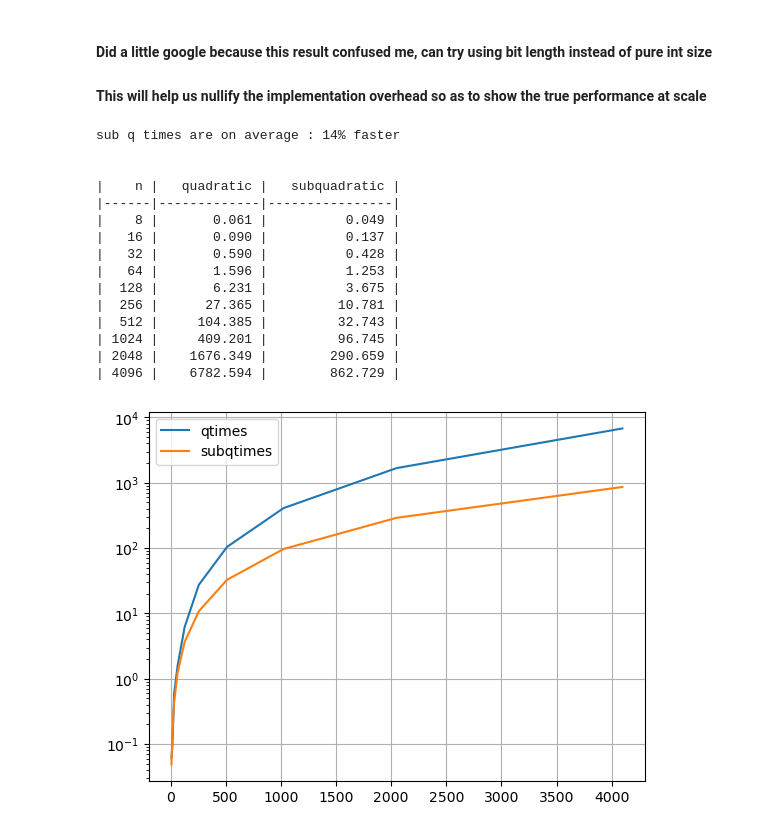
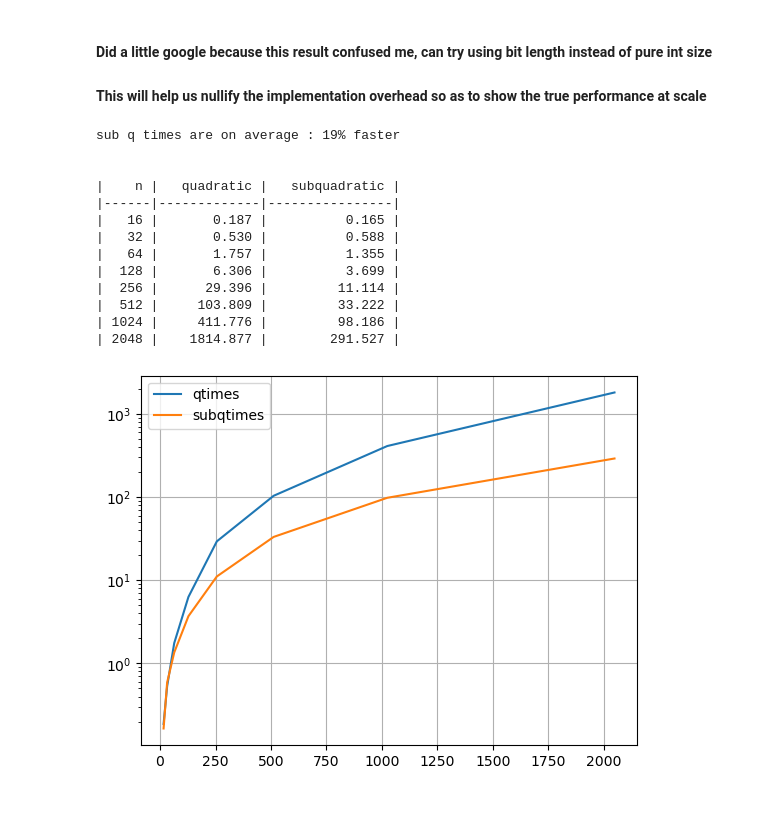
Before and after one commit to tulane-cmps6610-fall-2025/problem-set-02-arturoAltamirano, a Jupyter notebook: testingSolutions.ipynb, the cells around one changed output. Saved outputs shown, nothing was run; the diff lists cells and outputs as text; code cells hidden in the pictures.

```diff
--- a/testingSolutions.ipynb
+++ b/testingSolutions.ipynb
@@ -302,8 +302,8 @@ def compare_multiply():
     #huge runtime - 15 complexities
     #bit_sizes = [8, 16, 32, 64, 128, 256, 512, 1024, 2048, 4096, 8192, 16384, 32768, 65536, 131072]
 
-    #quick runtime - 10 complexities
-    bit_sizes = [8, 16, 32, 64, 128, 256, 512, 1024, 2048, 4096]
+    #quick runtime - 8 complexities
+    bit_sizes = [16, 32, 64, 128, 256, 512, 1024, 2048]
 
     #test based on bit length with random numbers
     for bits in bit_sizes:
@@ -315,42 +315,40 @@ def compare_multiply():
 
         qtimes.append(qtime)
         subqtimes.append(subqtime)
         results.append((bits, qtime, subqtime))
 
     avg_qtime = sum(qtimes)
     avg_subqtime = sum(subqtimes)
 
     if avg_subqtime < avg_qtime:
         print(f"sub q times are on average : {round((avg_subqtime / avg_qtime) * 100)}% faster")
 
     else:
         print(f"q times are on average : {round((avg_qtime / avg_subqtime) * 100)}% faster")
 
     print_results(results)
 
     fig, ax = plt.subplots()
     ax.plot(bit_sizes, qtimes, label="qtimes")
     ax.plot(bit_sizes, subqtimes, label="subqtimes")
 
     ax.legend()
     ax.grid(True)
     ax.set_yscale("log")
 
 compare_multiply()
 # %% [output]
-sub q times are on average : 14% faster
+sub q times are on average : 19% faster
 
 
 |    n |   quadratic |   subquadratic |
 |------|-------------|----------------|
-|    8 |       0.061 |          0.049 |
-|   16 |       0.090 |          0.137 |
-|   32 |       0.590 |          0.428 |
-|   64 |       1.596 |          1.253 |
-|  128 |       6.231 |          3.675 |
-|  256 |      27.365 |         10.781 |
-|  512 |     104.385 |         32.743 |
-| 1024 |     409.201 |         96.745 |
-| 2048 |    1676.349 |        290.659 |
-| 4096 |    6782.594 |        862.729 |
+|   16 |       0.187 |          0.165 |
+|   32 |       0.530 |          0.588 |
+|   64 |       1.757 |          1.355 |
+|  128 |       6.306 |          3.699 |
+|  256 |      29.396 |         11.114 |
+|  512 |     103.809 |         33.222 |
+| 1024 |     411.776 |         98.186 |
+| 2048 |    1814.877 |        291.527 |
-[figure, old version]
+[figure, new version]
```
Also changed, not shown: parts of 2 cells of this notebook.
